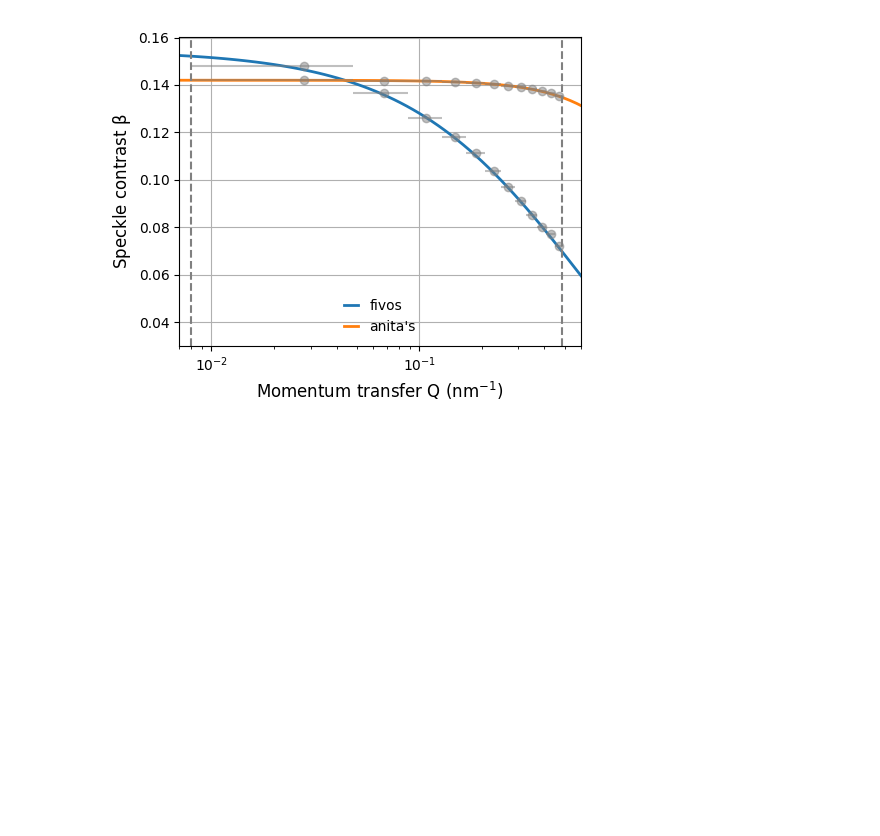
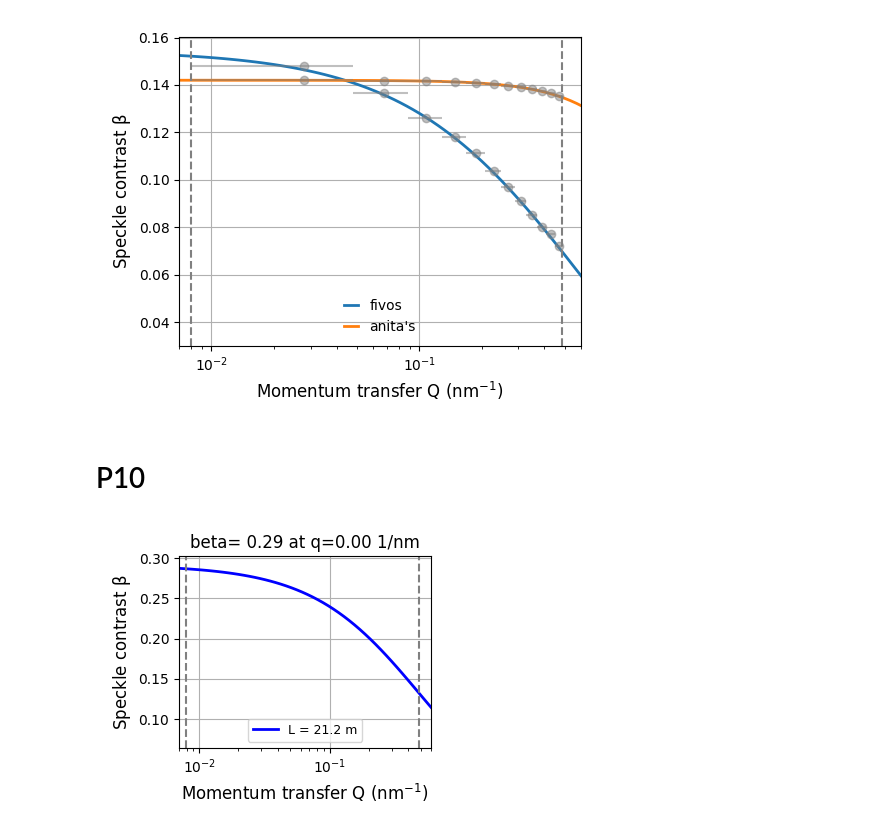
Before and after one commit to maddalenabin/id10-ferritin-2022, a Jupyter notebook: 01-notebooks/04-contrast-estimations.ipynb, the cells around one changed output. Cells and saved outputs as stored; diff of their text form; code cells hidden in the pictures; blank space fills up the shorter version.

```diff
--- a/01-notebooks/04-contrast-estimations.ipynb
+++ b/01-notebooks/04-contrast-estimations.ipynb
@@ -364,3 +364,46 @@ plt.grid()
 plt.tight_layout()
 # %% [output]
 [figure]
+# %% [markdown]
+# P10
+# %%
+# constants
+hbarc     = 3.2e-26  # J*m
+delLamLam = 1e-4   # Delta E over E: pink: 1e-3, Si(111) = 1.4e-4, Si(311) = 3e-5
+R         = 90     # source distance in m from equation 15
+sigmah    = 39.5e-6    # rms source size in m (estimation is 11x30 um)
+P         = 75e-6    # pixel size in m
+
+# variables
+a         = 35e-6    # beam focus size in m
+d         = 1.5e-3   # sample thickness in m
+E         = 12        # Energy in keV
+L         = 21.2     # sample-detector-distance in m
+# %%
+q_ = np.logspace(-5,-1,100)*1e10
+# q_ = np.linspace(1e-3,5e-1)*1e9
+b_ = np.zeros(q_.shape)
+
+for i in range(len(b_)):
+    b_[i] = speckle_contrast(a, L, E, P, delLamLam, q_[i], R, sigmah, d)
+
+plt.figure(figsize=[3.5,3])
+
+plt.plot(q_*1e-9,b_,'-',lw=2, c= 'blue',label = f'{L = } m')
+q_sel = 42
+
+plt.axvline(x=0.0079, ls='--',c='gray')
+plt.axvline(x=0.489, ls='--',c='gray')
+
+plt.xscale('log')
+plt.title(f'beta= {b_[q_sel]:.2f} at q={q_[q_sel]*1e-9:.2f} 1/nm')
+plt.xlabel(r'Momentum transfer Q $(\rm nm^{-1})$',size=12)
+plt.ylabel(r'Speckle contrast $\rm \beta$',size=12)
+plt.legend(frameon=True,prop={'size': 9})
+# plt.ylim(0,1)
+plt.xlim(7e-3,6e-1)
+plt.grid()
+plt.tight_layout()
+# plt.show()
+# %% [output]
+[figure, added]
```
Also changed, not shown: 2 other files.
